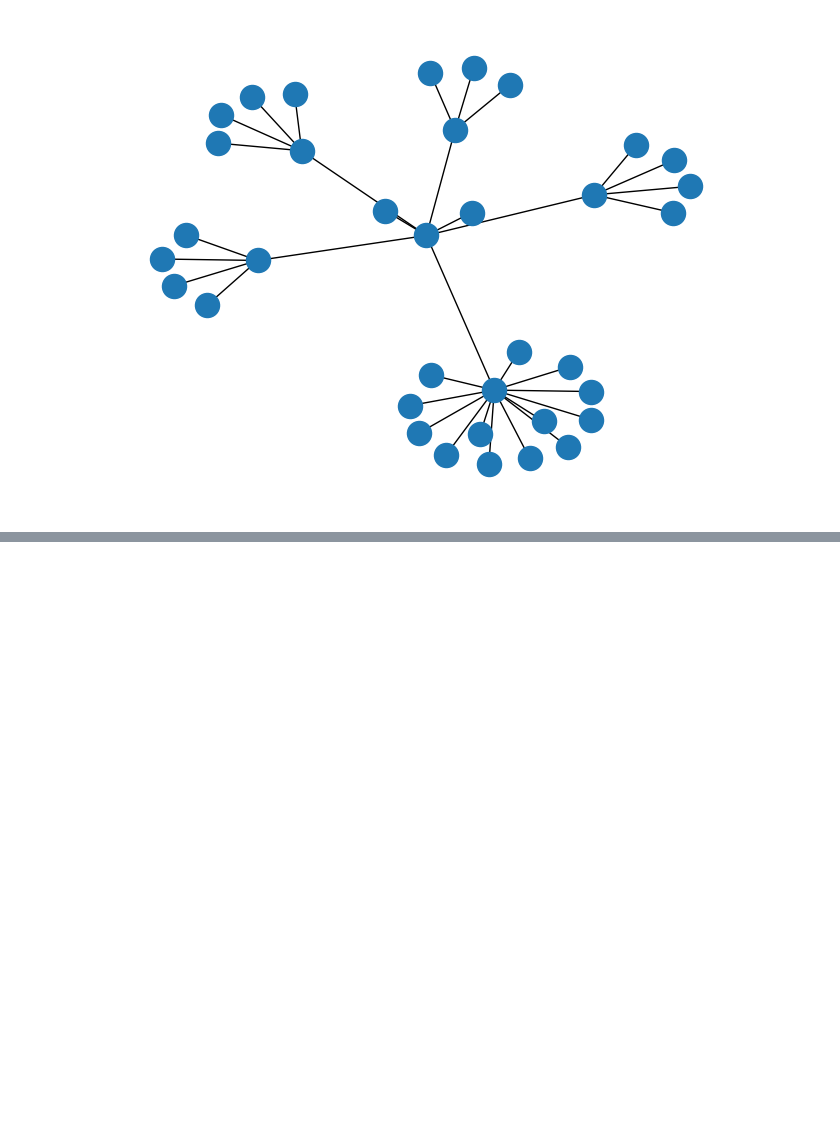
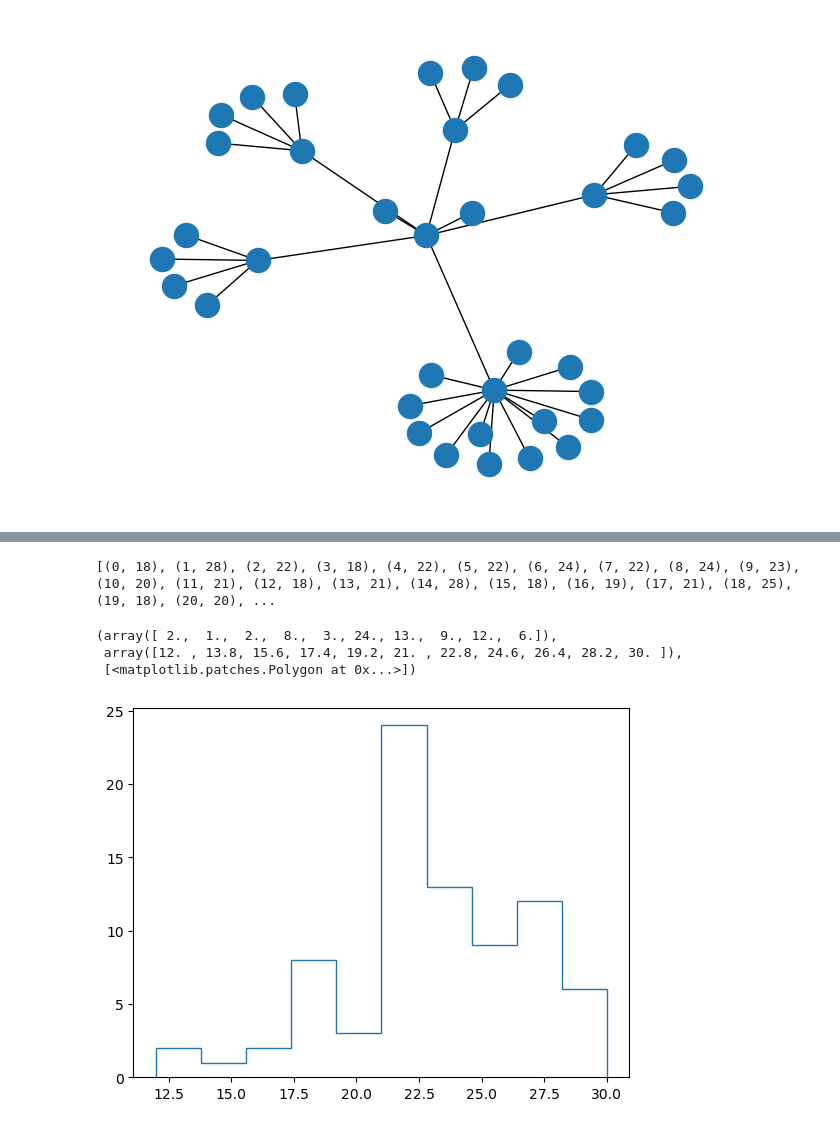
Before and after one commit to ymg5218/CodingTest, a Jupyter notebook: 머신러닝/Big Data Analysis/Untitled.ipynb, the cells around one changed output, grey strips where cells are left out. Cells and saved outputs as stored; diff of their text form; code cells hidden in the pictures; blank space fills up the shorter version.

```diff
--- a/머신러닝/Big Data Analysis/Untitled.ipynb
+++ b/머신러닝/Big Data Analysis/Untitled.ipynb
@@ -188,0 +215,10 @@ nx.draw(G)
+# %%
+G1 = erdosGraph(80, 0.3)
+print(G1.degree)
+plt.hist(list([d for n, d in G1.degree()]), histtype='step')
+# %% [output]
+[(0, 18), (1, 28), (2, 22), (3, 18), (4, 22), (5, 22), (6, 24), (7, 22), (8, 24), (9, 23), (10, 20), (11, 21), (12, 18), (13, 21), (14, 28), (15, 18), (16, 19), (17, 21), (18, 25), (19, 18), (20, 20), ...
+(array([ 2.,  1.,  2.,  8.,  3., 24., 13.,  9., 12.,  6.]),
+ array([12. , 13.8, 15.6, 17.4, 19.2, 21. , 22.8, 24.6, 26.4, 28.2, 30. ]),
+ [<matplotlib.patches.Polygon at 0x...>])
+[figure, added]
```
Also changed, not shown: parts of 23 cells of this notebook, 3 other files.
